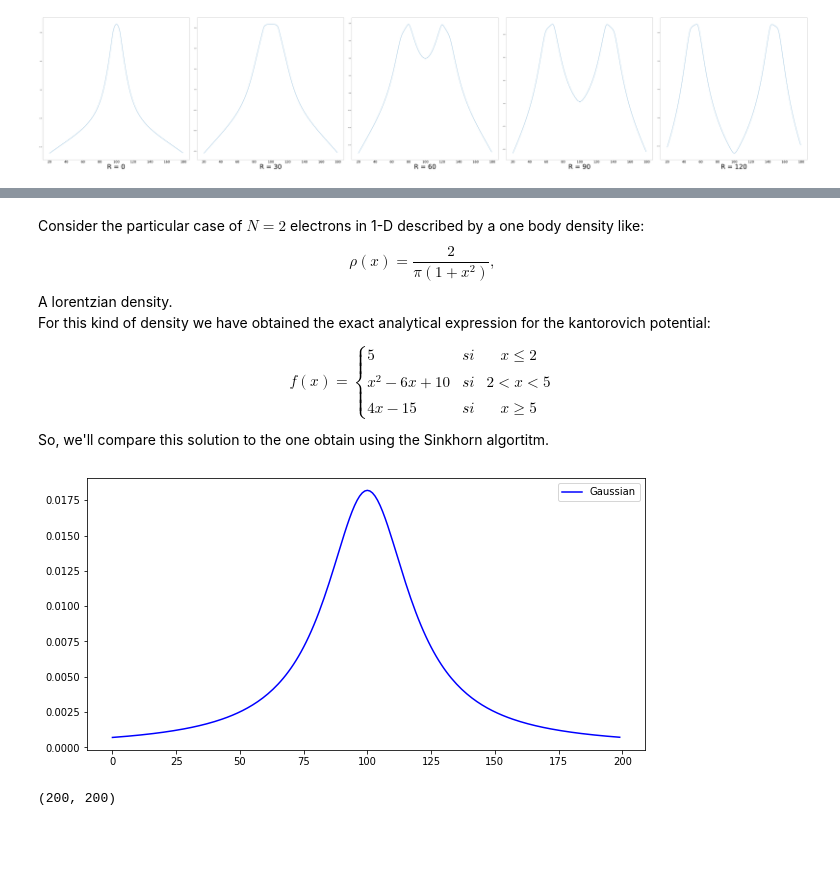
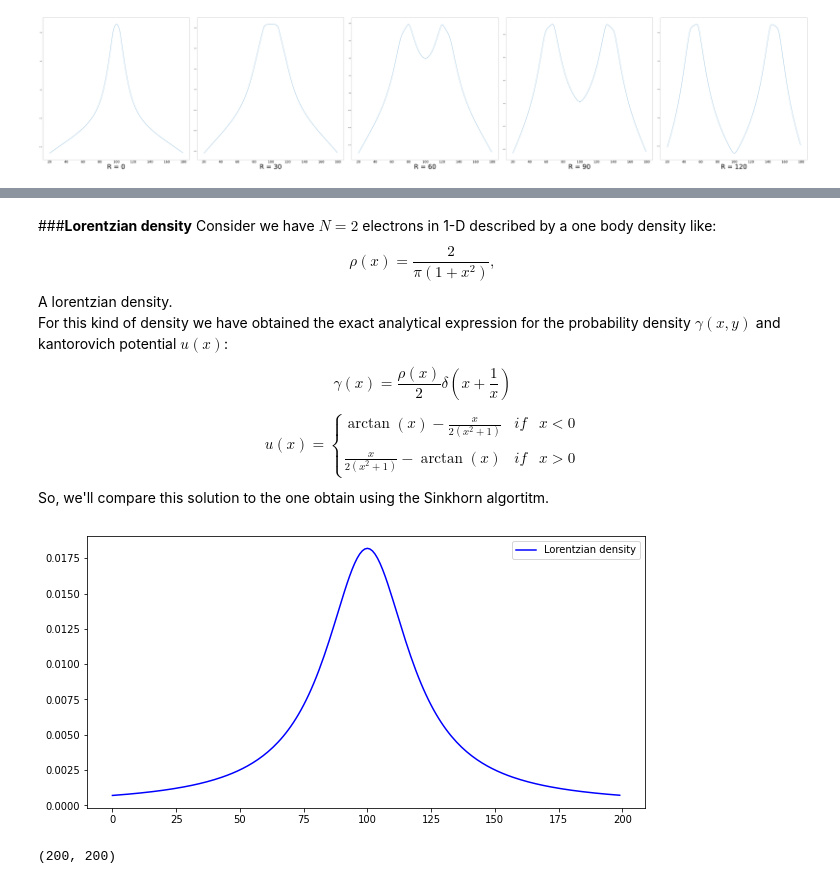
Before and after one commit to ramanakshay/Optimal-Transport, a Jupyter notebook: notebooks/dispersion_simulation.ipynb, the cells around one changed output, grey strips where cells are left out. Cells and saved outputs as stored; diff of their text form; code cells hidden in the pictures; blank space fills up the shorter version.

```diff
--- a/notebooks/dispersion_simulation.ipynb
+++ b/notebooks/dispersion_simulation.ipynb
@@ -319,16 +334,20 @@ plt.show()
 # %% [markdown]
-Consider the particular case of $N=2$ electrons in 1-D described by a one body density like:
+###**Lorentzian density**
+Consider we have $N=2$ electrons in 1-D described by a one body density like:
 \begin{equation}
 \rho(x)=\frac{2}{\pi(1+x^2)},
 \end{equation}
 A lorentzian density.
-For this kind of density we have obtained the exact analytical expression for the kantorovich potential:
+For this kind of density we have obtained the exact analytical expression for the probability density $\gamma(x,y)$ and kantorovich potential $u(x)$:
 
 \begin{equation}
-f(x)= \left\{ \begin{array}{lcc}
-             5 &   si  & x \leq 2 \\
-             \\ x^2-6x+10 &  si & 2 < x < 5 \\
-             \\ 4x-15 &  si  & x \geq 5
+\gamma(x)=\frac{\rho(x)}{2}\delta \left(x+\frac{1}{x} \right)
+\end{equation}
+
+\begin{equation}
+u(x)= \left\{ \begin{array}{lcc}
+             \arctan(x)-\frac{x}{2(x^2+1)} &   if  & x < 0 \\
+             \\ \frac{x}{2(x^2+1)} - \arctan(x) &  if  & x > 0
              \end{array}
    \right.
 \end{equation}
@@ -346,11 +365,11 @@ X = np.tile(x.T,(n,1))
 # %%
 #Plot Lorentzian dentisy distributions
 plt.figure(figsize=(10, 5))
-plt.plot(x, A[0], 'b',label = 'Gaussian')
+plt.plot(x, A[0], 'b',label = 'Lorentzian density')
 plt.legend()
 plt.show()
 # %% [output]
-[figure, old version]
+[figure, new version]
 # %%
 C = find_cost_tensor(X)
 print(C.shape)
```
Also changed, not shown: parts of 48 cells of this notebook.
